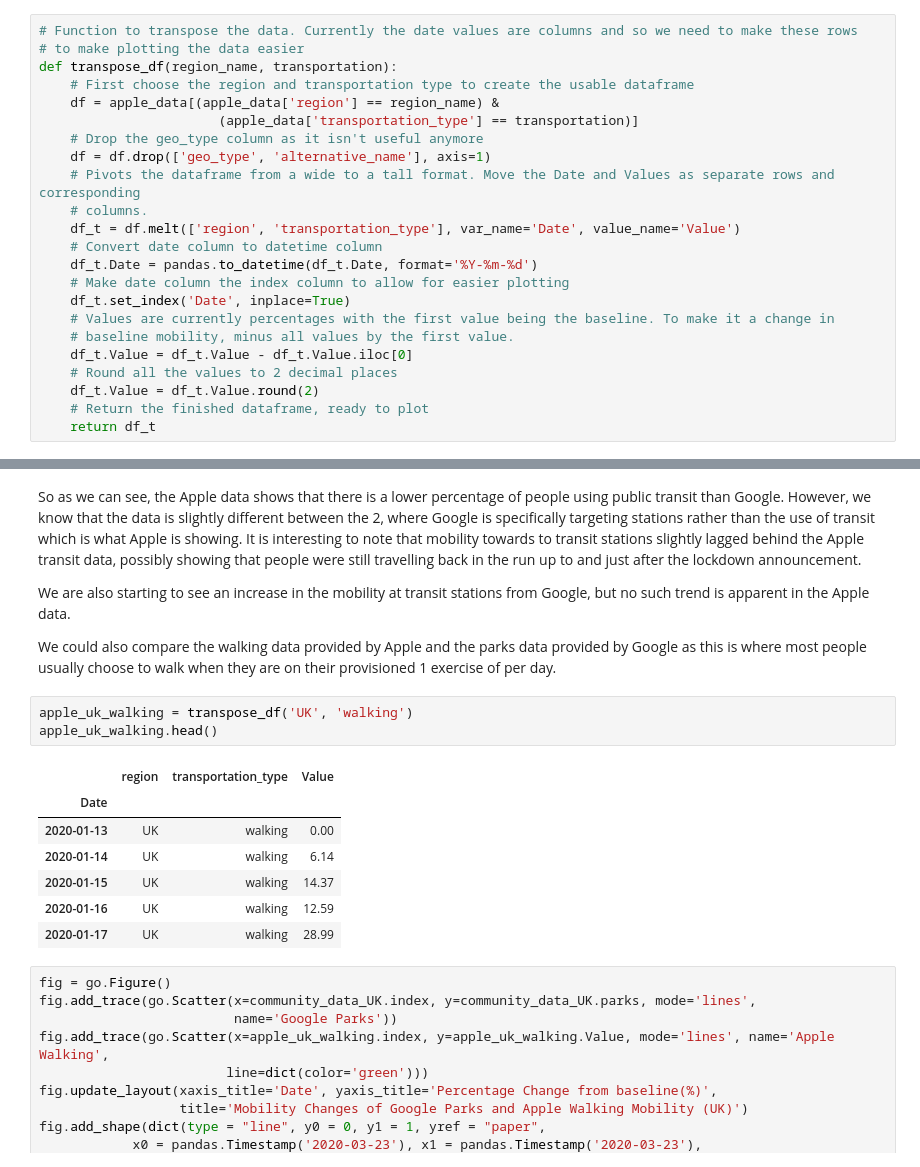
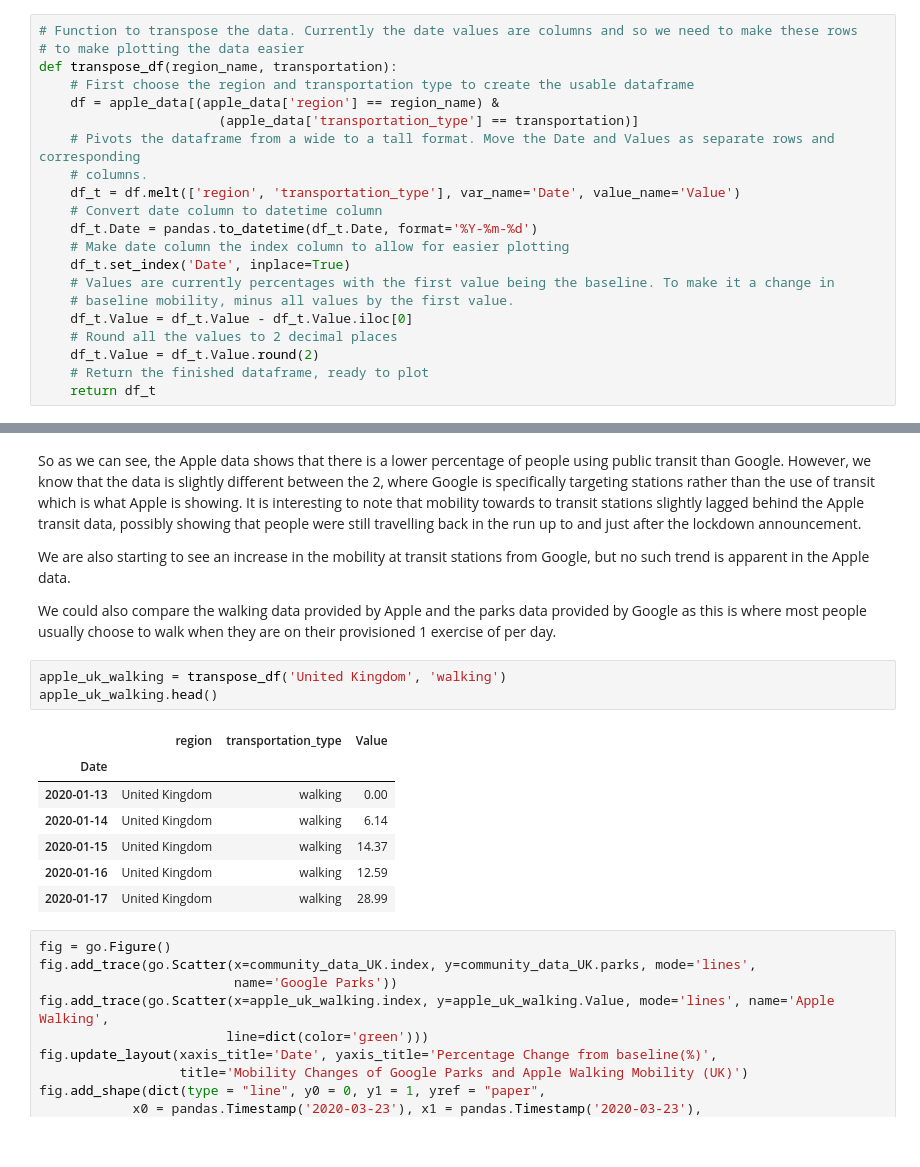
Before and after one commit to nshyam97/Google-Community-Mobility-Report, a Jupyter notebook: report.ipynb, the cells around one changed output, grey strips where cells are left out. Cells and saved outputs as stored; diff of their text form.

```diff
--- a/report.ipynb
+++ b/report.ipynb
@@ -160,8 +160,6 @@ def transpose_df(region_name, transportation):
     # First choose the region and transportation type to create the usable dataframe
     df = apple_data[(apple_data['region'] == region_name) &
                        (apple_data['transportation_type'] == transportation)]
-    # Drop the geo_type column as it isn't useful anymore
-    df = df.drop(['geo_type', 'alternative_name'], axis=1)
     # Pivots the dataframe from a wide to a tall format. Move the Date and Values as separate rows and corresponding
     # columns.
     df_t = df.melt(['region', 'transportation_type'], var_name='Date', value_name='Value')
@@ -215,16 +213,16 @@ We are also starting to see an increase in the mobility at transit stations from
 
 We could also compare the walking data provided by Apple and the parks data provided by Google as this is where most people usually choose to walk when they are on their provisioned 1 exercise of per day.
 # %%
-apple_uk_walking = transpose_df('UK', 'walking')
+apple_uk_walking = transpose_df('United Kingdom', 'walking')
 apple_uk_walking.head()
 # %% [output]
 |  | region | transportation_type | Value |
 | Date |  |  |  |
-| 2020-01-13 | UK | walking | 0.00 |
-| 2020-01-14 | UK | walking | 6.14 |
-| 2020-01-15 | UK | walking | 14.37 |
-| 2020-01-16 | UK | walking | 12.59 |
-| 2020-01-17 | UK | walking | 28.99 |
+| 2020-01-13 | United Kingdom | walking | 0.00 |
+| 2020-01-14 | United Kingdom | walking | 6.14 |
+| 2020-01-15 | United Kingdom | walking | 14.37 |
+| 2020-01-16 | United Kingdom | walking | 12.59 |
+| 2020-01-17 | United Kingdom | walking | 28.99 |
 # %%
 fig = go.Figure()
 fig.add_trace(go.Scatter(x=community_data_UK.index, y=community_data_UK.parks, mode='lines',
```
Also changed, not shown: parts of 3 cells of this notebook.
